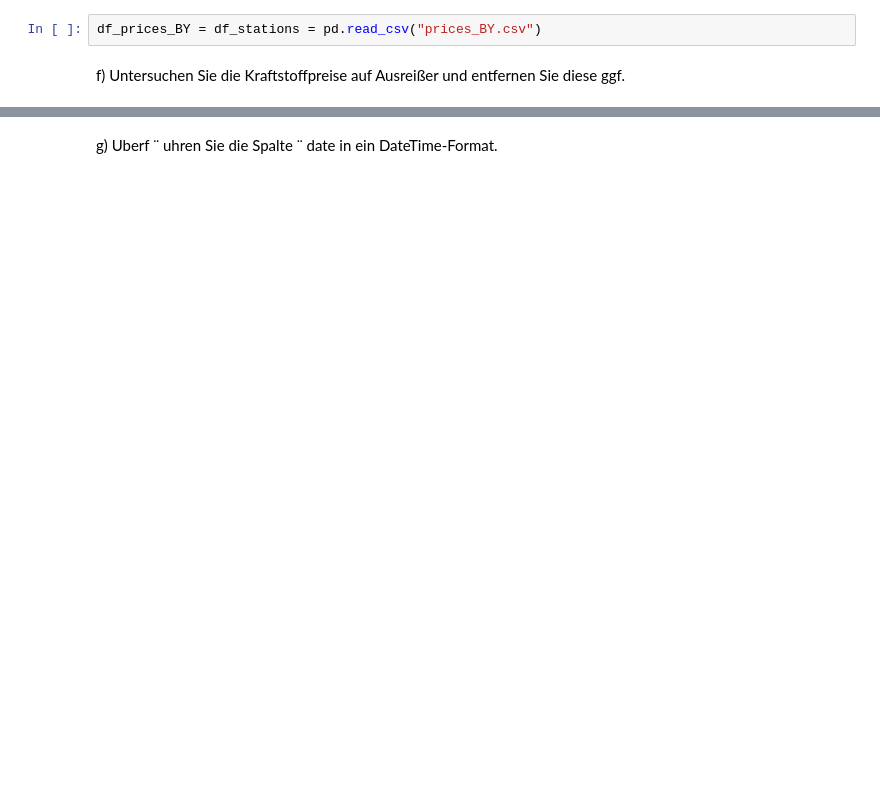
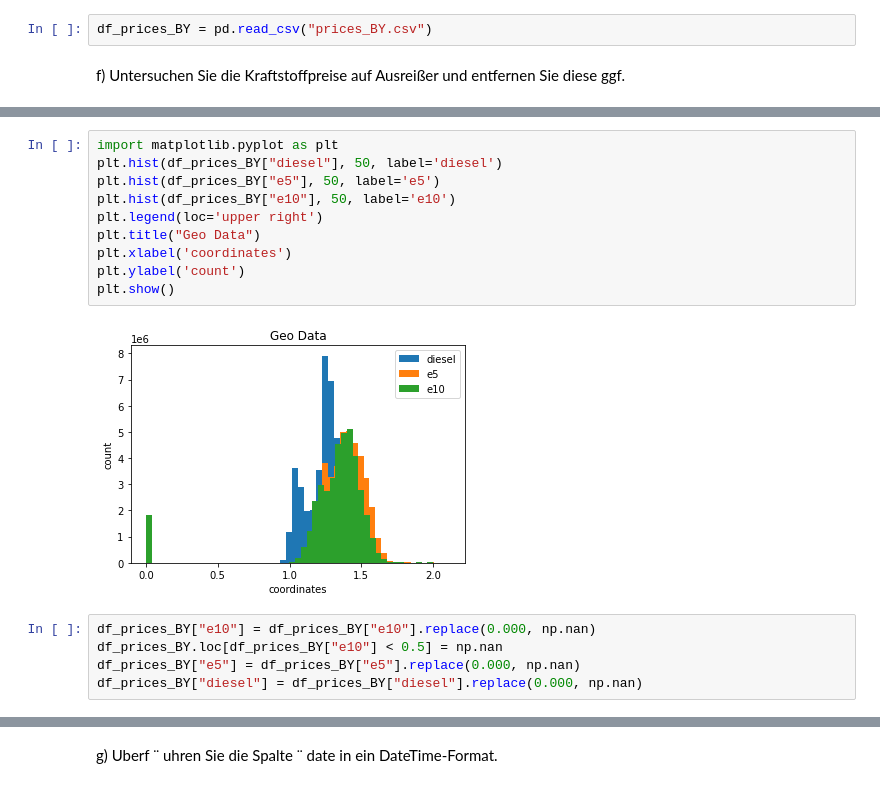
Before and after one commit to TechPiranja/DA_Stud, a Jupyter notebook: nachname_vorname.ipynb, the cells around one changed output, grey strips where cells are left out. Cells and saved outputs as stored; diff of their text form; blank space fills up the shorter version.

```diff
--- a/nachname_vorname.ipynb
+++ b/nachname_vorname.ipynb
@@ -185,6 +183,6 @@ df_prices_BY ein. Dieser wurde durch Filterung der auf der Tankerkonig-Seite ver
 Preise-Datensatze erzeugt und enth ¨ alt die Angaben zur historischen Preisen und Preis ¨ anderungen ¨
 an den Tankstellen in Bayern im Betrachtungszeitraum zwischen Januar 2018 und Mai 2021.
 # %%
-df_prices_BY = df_stations = pd.read_csv("prices_BY.csv")
+df_prices_BY = pd.read_csv("prices_BY.csv")
 # %% [markdown]
 f) Untersuchen Sie die Kraftstoffpreise auf Ausreißer und entfernen Sie diese ggf.
@@ -192,0 +198,17 @@ f) Untersuchen Sie die Kraftstoffpreise auf Ausreißer und entfernen Sie diese g
+# %%
+import matplotlib.pyplot as plt
+plt.hist(df_prices_BY["diesel"], 50, label='diesel')
+plt.hist(df_prices_BY["e5"], 50, label='e5')
+plt.hist(df_prices_BY["e10"], 50, label='e10')
+plt.legend(loc='upper right')
+plt.title("Geo Data")
+plt.xlabel('coordinates')
+plt.ylabel('count')
+plt.show()
+# %% [output]
+[figure, added]
+# %%
+df_prices_BY["e10"] = df_prices_BY["e10"].replace(0.000, np.nan)
+df_prices_BY.loc[df_prices_BY["e10"] < 0.5] = np.nan
+df_prices_BY["e5"] = df_prices_BY["e5"].replace(0.000, np.nan)
+df_prices_BY["diesel"] = df_prices_BY["diesel"].replace(0.000, np.nan)
```
Also changed, not shown: parts of 16 cells of this notebook.
